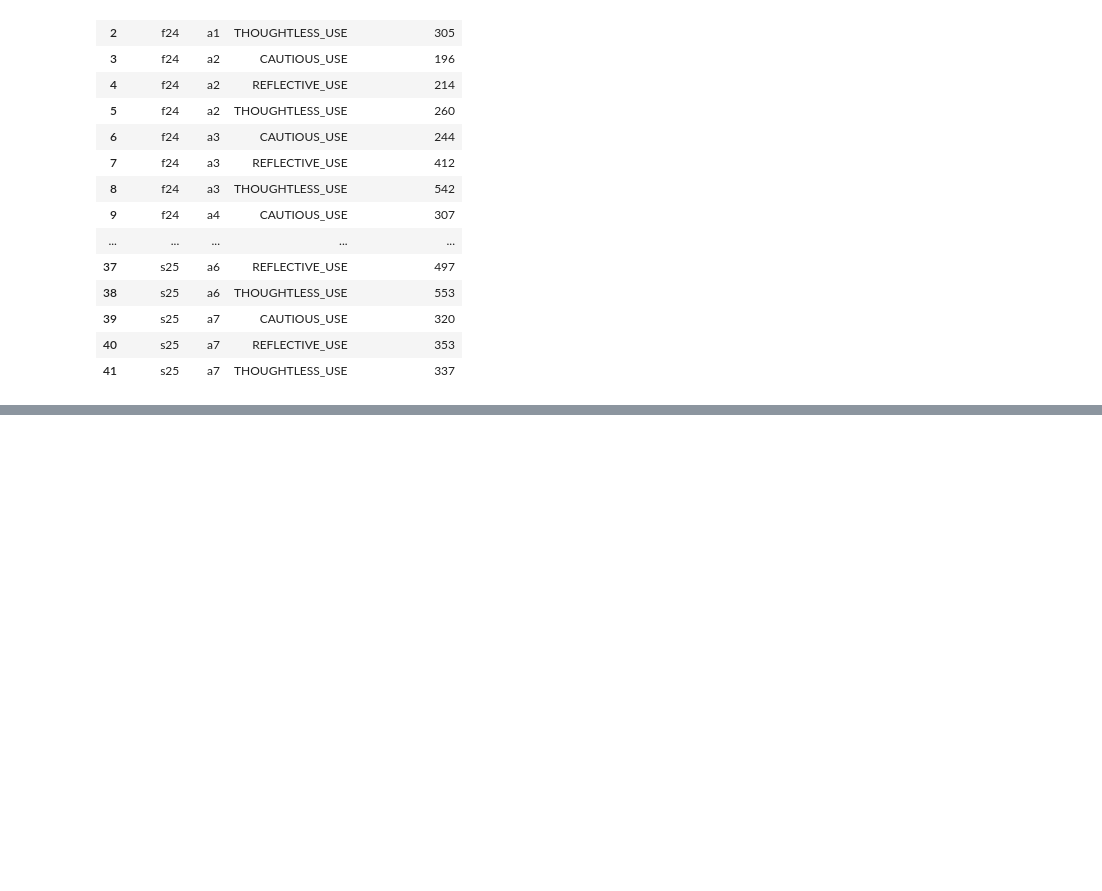
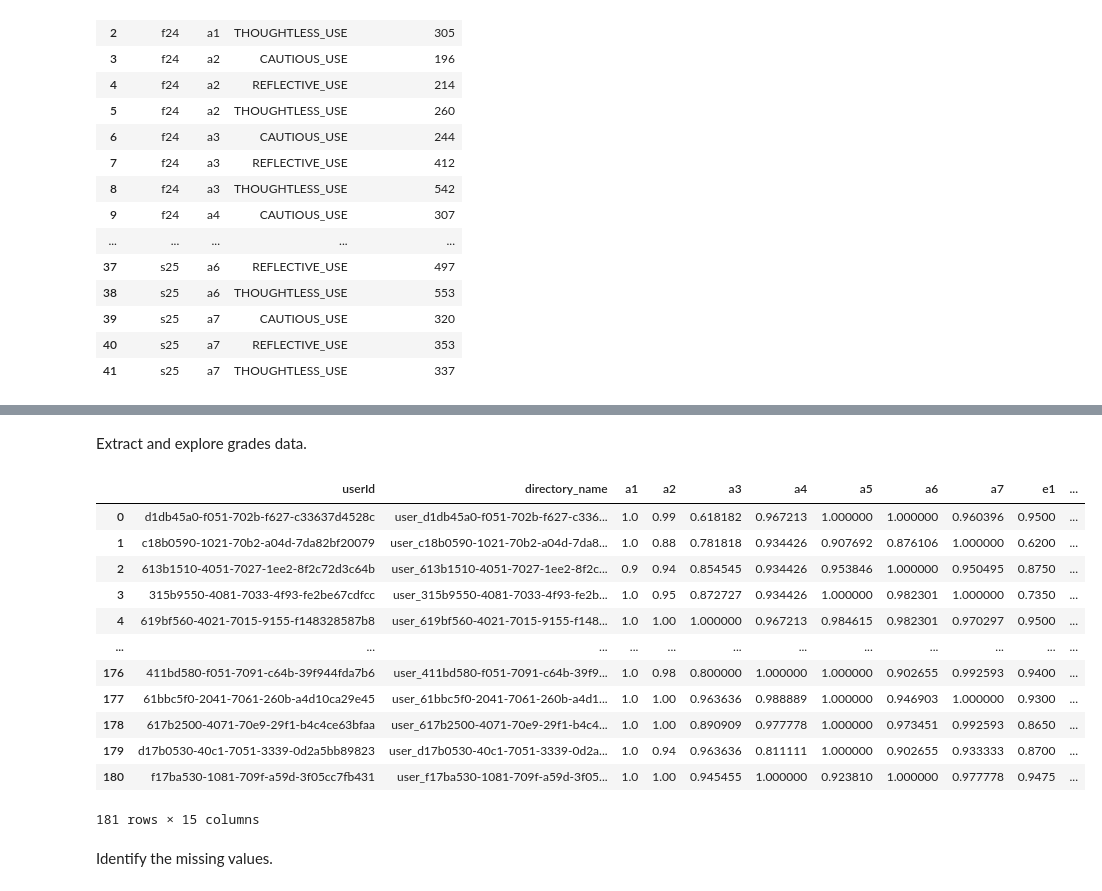
Before and after one commit to Mu-Cepheus/LLM-reliance, a Jupyter notebook: notebooks/03_exploratoryAnalysis.ipynb, the cells around one changed output, grey strips where cells are left out. Cells and saved outputs as stored; diff of their text form; code cells hidden in the pictures; blank space fills up the shorter version.

```diff
--- a/notebooks/03_exploratoryAnalysis.ipynb
+++ b/notebooks/03_exploratoryAnalysis.ipynb
@@ -6,6 +6,7 @@ import seaborn
 from pathlib import Path
 
 dataset = Path("../data/outputs/clean_analytical_dataset.parquet")
+parameters = {"dataset": str(dataset)}
 
 with duckdb.connect() as connection:
     statement = """
@@ -14,7 +15,7 @@ with duckdb.connect() as connection:
         GROUP BY semester, topic, reliance_category
         ORDER BY semester, topic, reliance_category
                 """
-    df = connection.execute(statement, {"dataset": str(dataset)}).df()
+    df = connection.execute(statement, parameters).df()
 
 df
 # %% [output]
@@ -37,0 +41,17 @@ df
+# %%
+with duckdb.connect() as connection:
+    df_chats = connection.execute(
+        """
+        SELECT
+            userId,
+            COUNT(*) AS total_interactions,
+            SUM(CASE WHEN reliance_category = 'THOUGHTLESS_USE' THEN 1 ELSE 0 END) AS thoughtless_count,
+            SUM(CASE WHEN reliance_category = 'REFLECTIVE_USE' THEN 1 ELSE 0 END) AS reflective_count,
+            SUM(CASE WHEN reliance_category = 'CAUTIOUS_USE' THEN 1 ELSE 0 END) AS cautious_count
+        FROM read_parquet($dataset)
+        GROUP BY userId
+        """,
+        parameters,
+    ).df()
+
+df_chats
@@ -37,0 +72,37 @@ df
+# %% [markdown]
+Extract and explore grades data.
+# %%
+with duckdb.connect() as connection:
+    df_grades = connection.execute(
+        """
+        SELECT *, 'f24' AS semester FROM read_csv($fall_sem)
+        UNION ALL
+        SELECT *, 's25' AS semester FROM read_csv($spring_sem)
+        """,
+        {
+            "fall_sem": str(
+                Path("/workspaces/StudyChat/scores/f24_grades_released_normalized.csv")
+            ),
+            "spring_sem": str(
+                Path("/workspaces/StudyChat/scores/s25_grades_released_normalized.csv")
+            ),
+        },
+    ).df()
+
+df_grades
+# %% [output]
+|  | userId | directory_name | a1 | a2 | a3 | a4 | a5 | a6 | a7 | e1 | ... |
+| 0 | d1db45a0-f051-702b-f627-c33637d4528c | user_d1db45a0-f051-702b-f627-c336... | 1.0 | 0.99 | 0.618182 | 0.967213 | 1.000000 | 1.000000 | 0.960396 | 0.9500 | ... |
+| 1 | c18b0590-1021-70b2-a04d-7da82bf20079 | user_c18b0590-1021-70b2-a04d-7da8... | 1.0 | 0.88 | 0.781818 | 0.934426 | 0.907692 | 0.876106 | 1.000000 | 0.6200 | ... |
+| 2 | 613b1510-4051-7027-1ee2-8f2c72d3c64b | user_613b1510-4051-7027-1ee2-8f2c... | 0.9 | 0.94 | 0.854545 | 0.934426 | 0.953846 | 1.000000 | 0.950495 | 0.8750 | ... |
+| 3 | 315b9550-4081-7033-4f93-fe2be67cdfcc | user_315b9550-4081-7033-4f93-fe2b... | 1.0 | 0.95 | 0.872727 | 0.934426 | 1.000000 | 0.982301 | 1.000000 | 0.7350 | ... |
+| 4 | 619bf560-4021-7015-9155-f148328587b8 | user_619bf560-4021-7015-9155-f148... | 1.0 | 1.00 | 1.000000 | 0.967213 | 0.984615 | 0.982301 | 0.970297 | 0.9500 | ... |
+| ... | ... | ... | ... | ... | ... | ... | ... | ... | ... | ... | ... |
+| 176 | 411bd580-f051-7091-c64b-39f944fda7b6 | user_411bd580-f051-7091-c64b-39f9... | 1.0 | 0.98 | 0.800000 | 1.000000 | 1.000000 | 0.902655 | 0.992593 | 0.9400 | ... |
+| 177 | 61bbc5f0-2041-7061-260b-a4d10ca29e45 | user_61bbc5f0-2041-7061-260b-a4d1... | 1.0 | 1.00 | 0.963636 | 0.988889 | 1.000000 | 0.946903 | 1.000000 | 0.9300 | ... |
+| 178 | 617b2500-4071-70e9-29f1-b4c4ce63bfaa | user_617b2500-4071-70e9-29f1-b4c4... | 1.0 | 1.00 | 0.890909 | 0.977778 | 1.000000 | 0.973451 | 0.992593 | 0.8650 | ... |
+| 179 | d17b0530-40c1-7051-3339-0d2a5bb89823 | user_d17b0530-40c1-7051-3339-0d2a... | 1.0 | 0.94 | 0.963636 | 0.811111 | 1.000000 | 0.902655 | 0.933333 | 0.8700 | ... |
+| 180 | f17ba530-1081-709f-a59d-3f05cc7fb431 | user_f17ba530-1081-709f-a59d-3f05... | 1.0 | 1.00 | 0.945455 | 1.000000 | 0.923810 | 1.000000 | 0.977778 | 0.9475 | ... |
+181 rows × 15 columns
+# %% [markdown]
+Identify the missing values.
```
Also changed, not shown: parts of 7 cells of this notebook, 1 other file.
